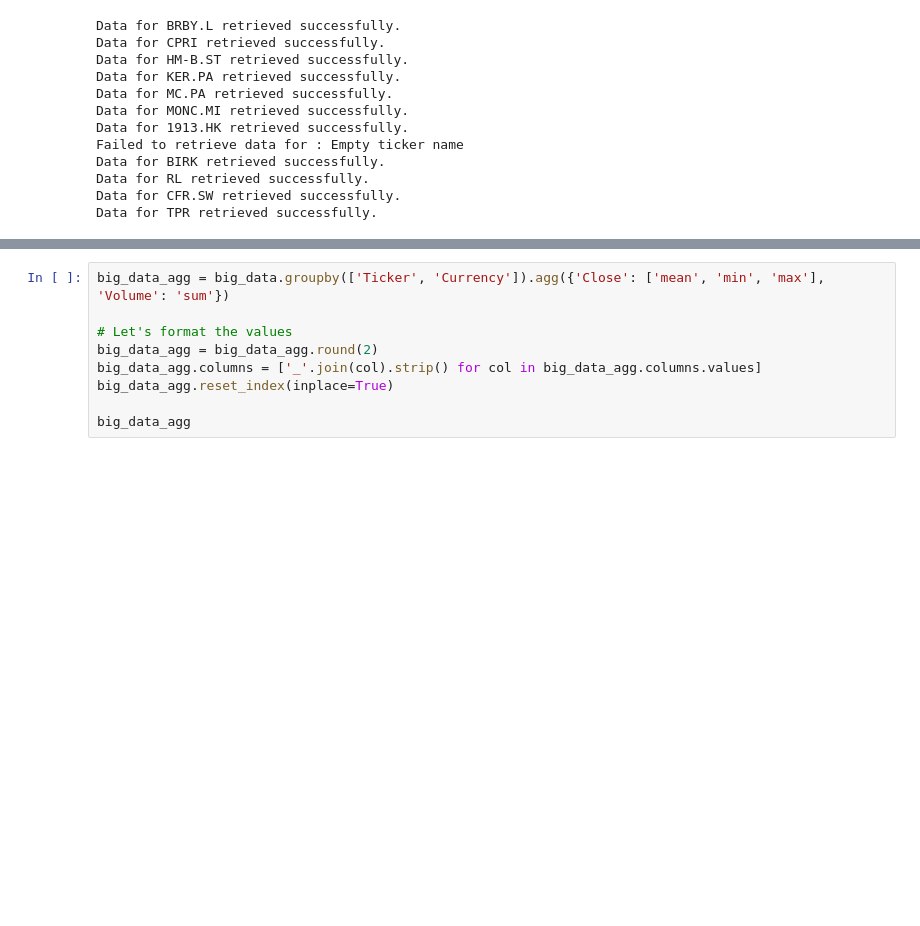
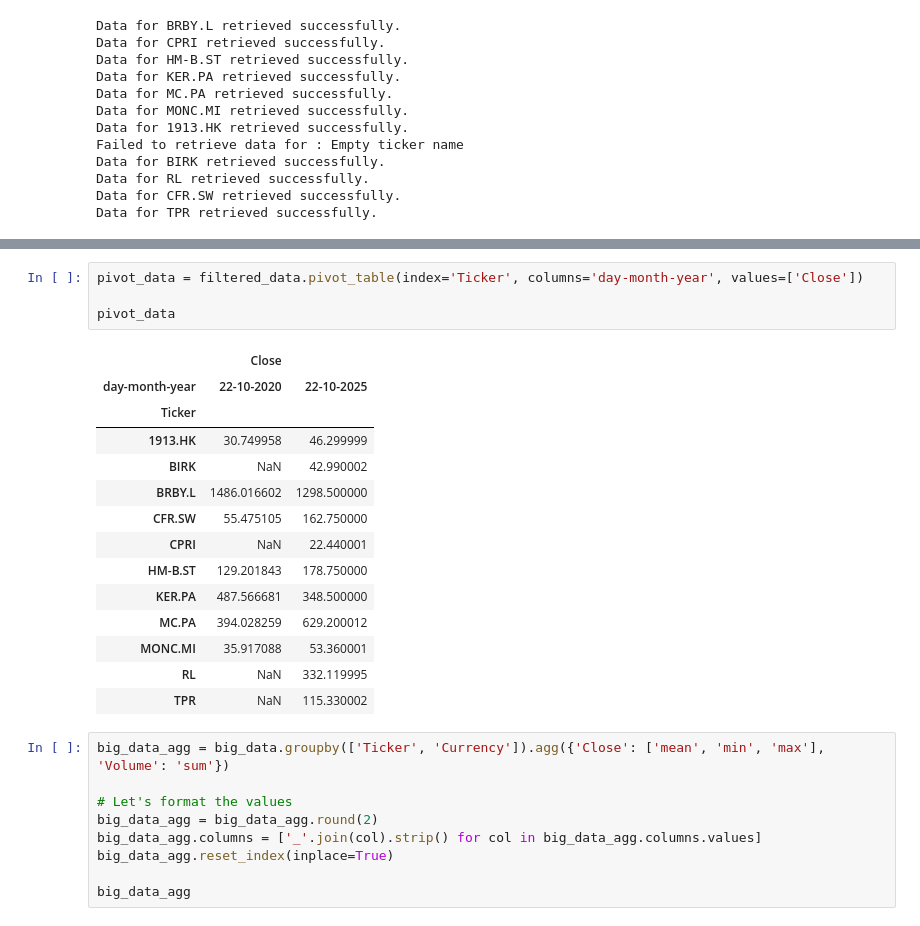
Before and after one commit to gabigens/project-week-3, a Jupyter notebook: MiniPro3-complete-code.ipynb, the cells around one changed output, grey strips where cells are left out. Cells and saved outputs as stored; diff of their text form; blank space fills up the shorter version.

```diff
--- a/MiniPro3-complete-code.ipynb
+++ b/MiniPro3-complete-code.ipynb
@@ -273,3 +344,22 @@ Data for TPR retrieved successfully.
+# %%
+pivot_data = filtered_data.pivot_table(index='Ticker', columns='day-month-year', values=['Close'])
+
+pivot_data
+# %% [output]
+|  | Close |  |
+| day-month-year | 22-10-2020 | 22-10-2025 |
+| Ticker |  |  |
+| 1913.HK | 30.749958 | 46.299999 |
+| BIRK | NaN | 42.990002 |
+| BRBY.L | 1486.016602 | 1298.500000 |
+| CFR.SW | 55.475105 | 162.750000 |
+| CPRI | NaN | 22.440001 |
+| HM-B.ST | 129.201843 | 178.750000 |
+| KER.PA | 487.566681 | 348.500000 |
+| MC.PA | 394.028259 | 629.200012 |
+| MONC.MI | 35.917088 | 53.360001 |
+| RL | NaN | 332.119995 |
+| TPR | NaN | 115.330002 |
 # %%
 big_data_agg = big_data.groupby(['Ticker', 'Currency']).agg({'Close': ['mean', 'min', 'max'], 'Volume': 'sum'})
 
```
Also changed, not shown: parts of 5 cells of this notebook.
